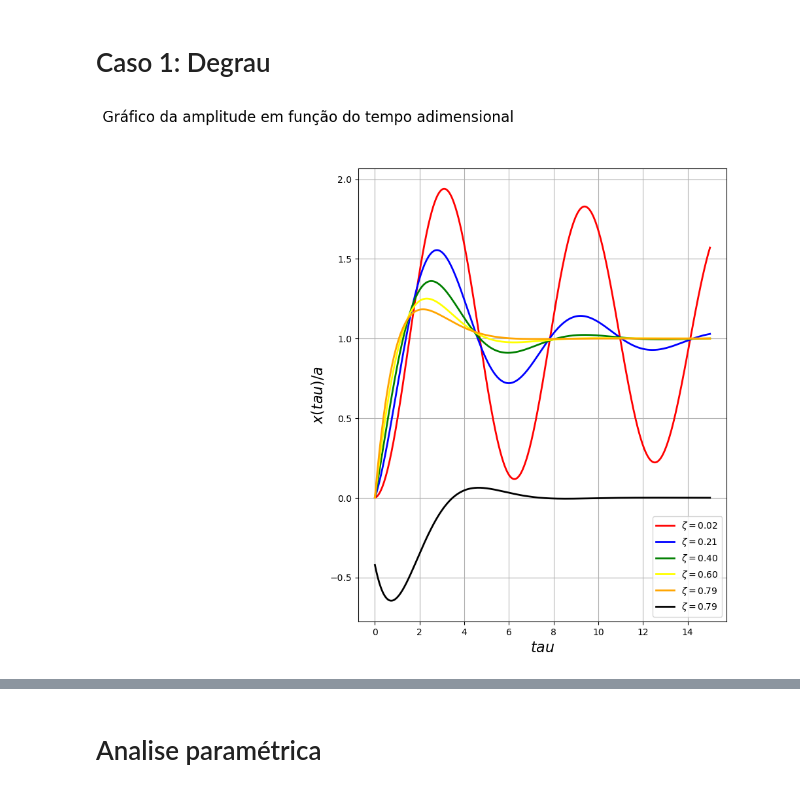
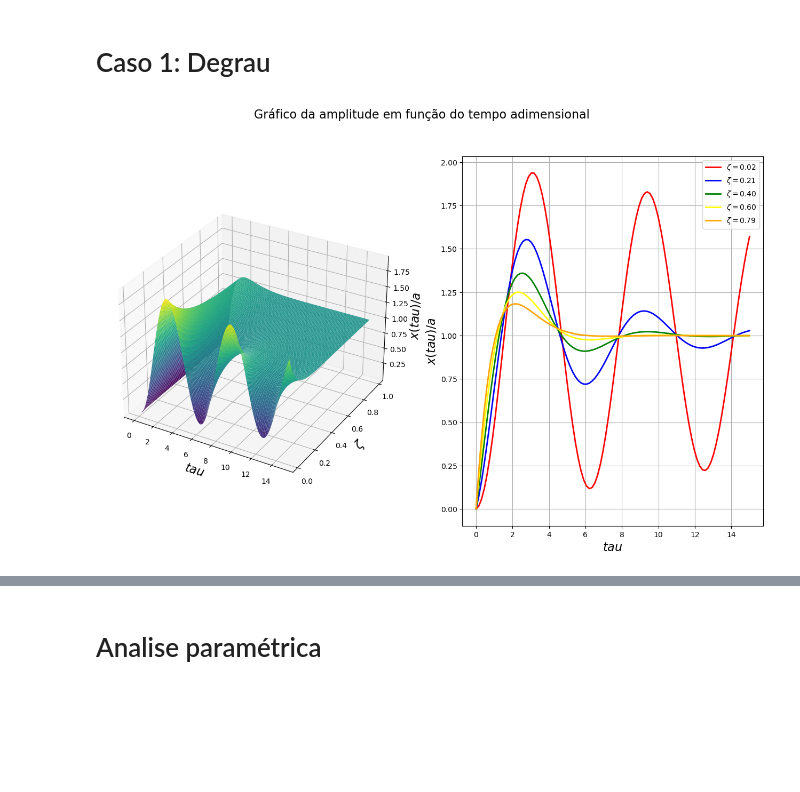
Before and after one commit to Esterci/Engenharia_Mecanica_UFJF, a Jupyter notebook: 10_periodo/vibracoes/Trabalho_final.ipynb, the cells around one changed output, grey strips where cells are left out. Cells and saved outputs as stored; diff of their text form; code cells hidden in the pictures; blank space fills up the shorter version.

```diff
--- a/10_periodo/vibracoes/Trabalho_final.ipynb
+++ b/10_periodo/vibracoes/Trabalho_final.ipynb
@@ -31,13 +31,13 @@ max_Omega = 8
 
 # Definiçao dos Intervalos de valores em estudo
 
-csi_eval = np.linspace(min_zeta,max_zeta,num=1000)
-tau_eval = np.linspace(min_tau,max_tau,num=1000)
-omega_n_eval = np.linspace(min_omega_n,max_omega_n,num=1000)
-lamb = np.linspace(min_lambda,max_lambda,num=1000)
-Omega = np.linspace(min_Omega,max_Omega,num=1000)
+csi_eval = np.linspace(min_zeta,max_zeta,num=100)
+tau_eval = np.linspace(min_tau,max_tau,num=100)
+omega_n_eval = np.linspace(min_omega_n,max_omega_n,num=100)
+lamb = np.linspace(min_lambda,max_lambda,num=100)
+Omega = np.linspace(min_Omega,max_Omega,num=100)
 omega_eval = 2*np.pi*v/lamb
-mass_eval = np.linspace(min_mass,max_mass,num=1000)
+mass_eval = np.linspace(min_mass,max_mass,num=100)
 
 # Definição das listas de valores em estudo
 
@@ -157,7 +157,7 @@ fig.savefig('Aceleracao_max__Caso_1__seno__.png', bbox_inches='tight')
 # %%
 fig = plt.figure(figsize=[16,9])
 fig.suptitle('Gráfico da amplitude em função do tempo adimensional', fontsize=16)
-"""
+
 # Plotango 3D
 
 ax = fig.add_subplot(1, 2, 1, projection='3d')
@@ -170,43 +170,47 @@ Z = (2*Y*np.exp(-Y*X)*np.sin((1-Y**2)**0.5*X)/(1-Y**2)**0.5 +
 
 ax.set_ylabel('$\zeta$',fontsize=16)
 ax.set_xlabel('$tau$',fontsize=16)
 ax.set_zlabel('$x(tau)/a$',fontsize=16)
 
 ax.plot_surface(X, Y, Z, rstride=1, cstride=1,
                     cmap='viridis', edgecolor='none')
 
 ax.grid()
-"""
+
 # Plotando 2D
 
 ax = fig.add_subplot(1, 2, 2)
 
-Hmb = [2*zeta*np.exp(-zeta*tau_eval)*np.sin((1-zeta**2)**0.5*tau_eval)/(1-zeta**2)**0.5 +
-       1 - np.exp(-zeta*tau_eval)*np.sin((1-zeta**2)**0.5*tau_eval +
-        np.arctan((1-zeta**2)**0.5/zeta))/(1-zeta**2)**0.5
-       for zeta in zeta_list]
+Hmb = []
+HbmI = []
 
-tck = interpolate.splrep(tau_eval, Hmb[3])
-HbmI = interpolate.splev(tau_eval, tck, der=2)
+for zeta,i in zip(zeta_list,range(len(zeta_list))):
+
+    Hmb.append(2*zeta*np.exp(-zeta*tau_eval)*np.sin((1-zeta**2)**0.5*tau_eval)/(1-zeta**2)**0.5 +
+           1 - np.exp(-zeta*tau_eval)*np.sin((1-zeta**2)**0.5*tau_eval +
+            np.arctan((1-zeta**2)**0.5/zeta))/(1-zeta**2)**0.5)
+
+    tck = interpolate.splrep(tau_eval, Hmb[i])
+
+    HbmI.append(interpolate.splev(tau_eval, tck, der=2))
+
 
 ax.set_ylabel('$x(tau )/a$',fontsize=16)
 ax.set_xlabel('$tau $',fontsize=16)
 
 ax.plot(tau_eval,Hmb[0],'r', linewidth=2, label = '$\zeta = ${:.2f}'.format(zeta_list[0]))
 ax.plot(tau_eval,Hmb[1],'b', linewidth=2, label = '$\zeta = ${:.2f}'.format(zeta_list[1]))
 ax.plot(tau_eval,Hmb[2],'g', linewidth=2, label = '$\zeta = ${:.2f}'.format(zeta_list[2]))
 ax.plot(tau_eval,Hmb[3],'yellow', linewidth=2, label = '$\zeta = ${:.2f}'.format(zeta_list[3]))
 ax.plot(tau_eval,Hmb[4],'orange', linewidth=2, label = '$\zeta = ${:.2f}'.format(zeta_list[4]))
-ax.plot(tau_eval,HbmI,'k', linewidth=2, label = '$\zeta = ${:.2f}'.format(zeta_list[4]))
-
 
 ax.grid()
 ax.legend()
 
 plt.show()
 fig.savefig('Amplitude_max__Caso_1__degrau__.png', bbox_inches='tight')
 # %% [output]
-[figure, old version]
+[figure, new version]
 # %%
 fig = plt.figure(figsize=[16,9])
 fig.suptitle('Aceleração Máxima em função de $\zeta$',fontsize=16)
```
Also changed, not shown: parts of 4 cells of this notebook, 7 other files.
